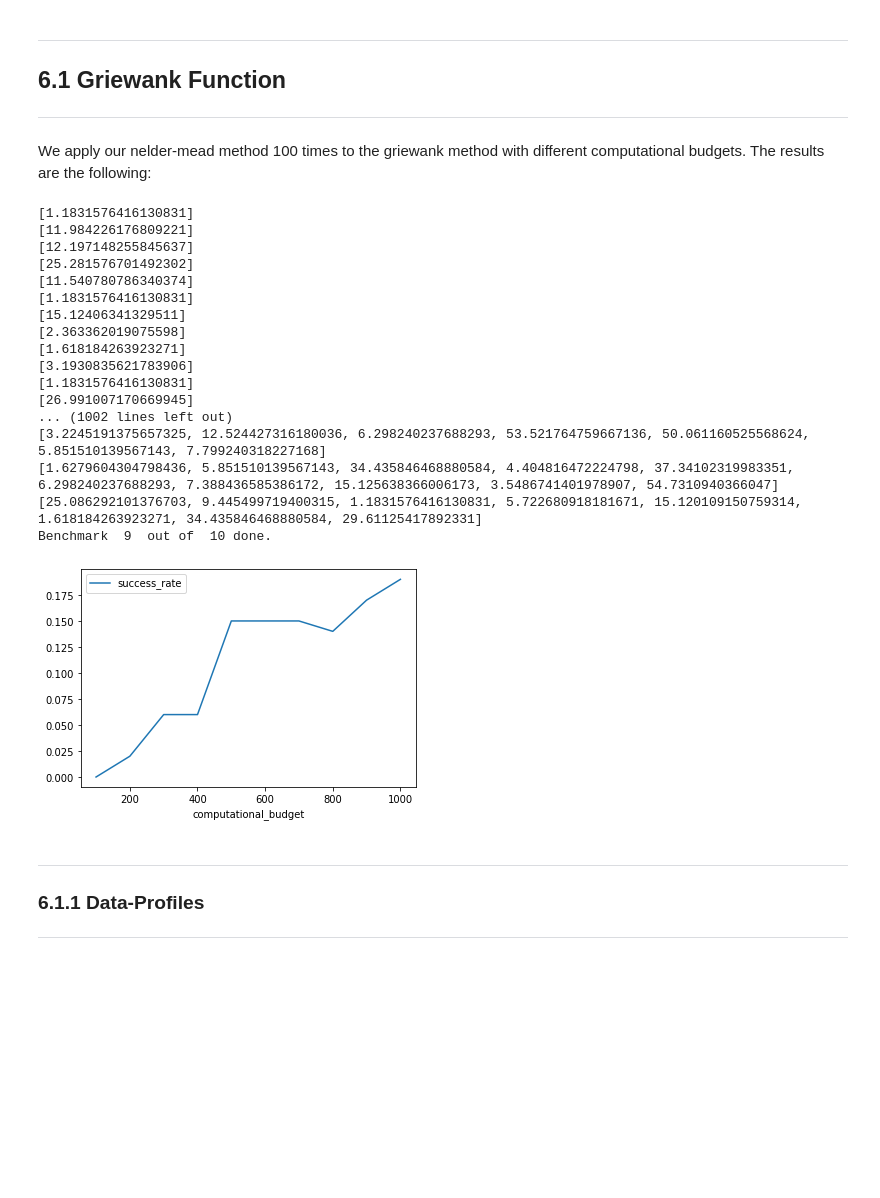
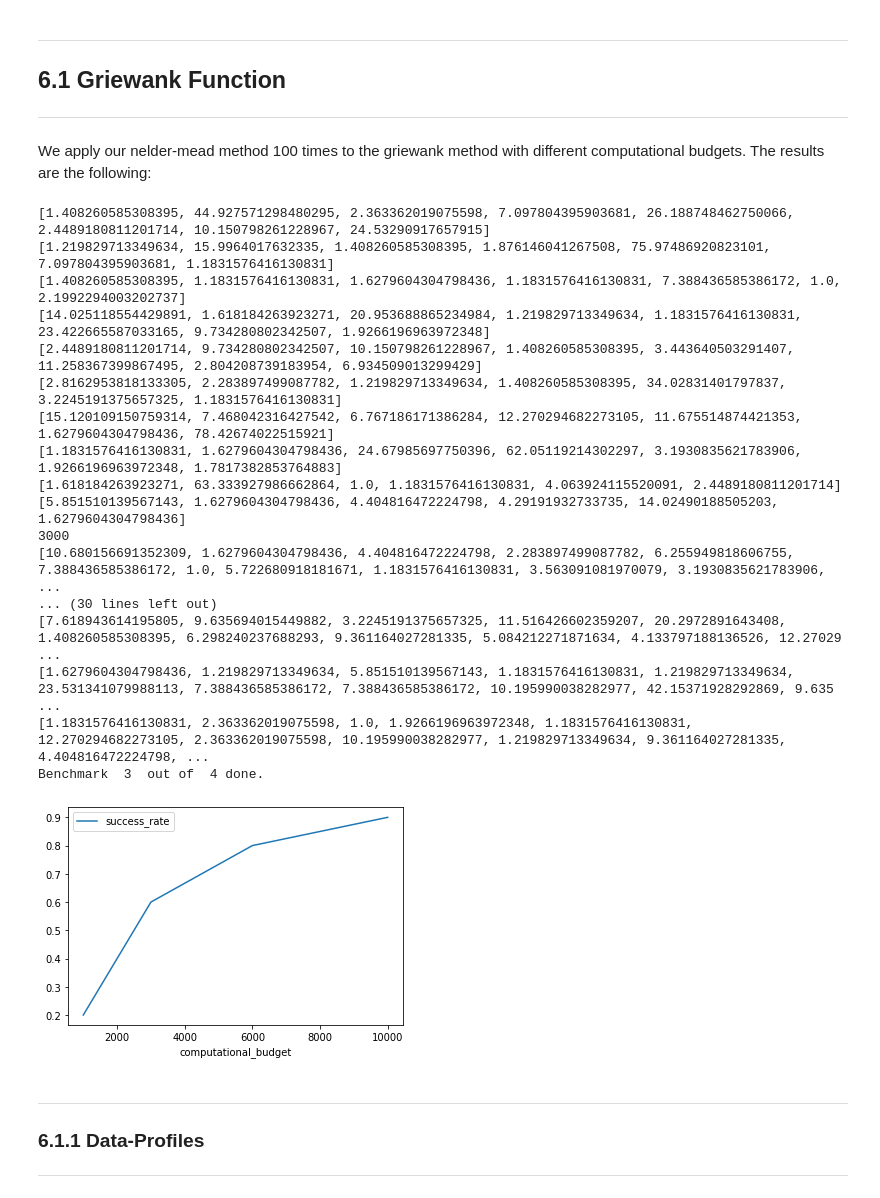
Before and after one commit to OpenSourceEconomics/ose-scientific-computing-course-wirecard, a Jupyter notebook: auxiliary/eppe_abgabe.ipynb, the cells around one changed output. Cells and saved outputs as stored; diff of their text form; code cells hidden in the pictures; blank space fills up the shorter version.

```diff
--- a/auxiliary/eppe_abgabe.ipynb
+++ b/auxiliary/eppe_abgabe.ipynb
@@ -249,43 +249,42 @@ We apply our nelder-mead method 100 times to the griewank method with different
 # %%
 from benchmark_routine import benchmark_smart_optimization
 from benchmark_routine import run_smart_benchmark
 from benchmark_routine import plot_benchmark_results
 from callable_algorithms import our_smart_nelder_mead_method
 
 df_nelder_mead_griewank = run_smart_benchmark(
     our_smart_nelder_mead_method,
     griewank,
     [0,0],
-    [100,200,300,400,500,600,700,800,900,1000],
+    [1000,3000,6000,10000],
     [0,0],
     100,
     2,
     10,
-    sample_size = 25,
     algorithm_name="our smart nelder-mead-method",
     test_function_name = "2-dimensional griewank",
 )
 
 plot_benchmark_results(df_nelder_mead_griewank)
 # %% [output]
-[1.1831576416130831]
-[11.984226176809221]
-[12.197148255845637]
-[25.281576701492302]
-[11.540780786340374]
-[1.1831576416130831]
-[15.12406341329511]
-[2.363362019075598]
-[1.618184263923271]
-[3.1930835621783906]
-[1.1831576416130831]
-[26.991007170669945]
-... (1002 lines left out)
-[3.2245191375657325, 12.524427316180036, 6.298240237688293, 53.521764759667136, 50.061160525568624, 5.851510139567143, 7.799240318227168]
-[1.6279604304798436, 5.851510139567143, 34.435846468880584, 4.404816472224798, 37.34102319983351, 6.298240237688293, 7.388436585386172, 15.125638366006173, 3.5486741401978907, 54.7310940366047]
-[25.086292101376703, 9.445499719400315, 1.1831576416130831, 5.722680918181671, 15.120109150759314, 1.618184263923271, 34.435846468880584, 29.61125417892331]
-Benchmark  9  out of  10 done.
+[1.408260585308395, 44.927571298480295, 2.363362019075598, 7.097804395903681, 26.188748462750066, 2.4489180811201714, 10.150798261228967, 24.53290917657915]
+[1.219829713349634, 15.9964017632335, 1.408260585308395, 1.876146041267508, 75.97486920823101, 7.097804395903681, 1.1831576416130831]
+[1.408260585308395, 1.1831576416130831, 1.6279604304798436, 1.1831576416130831, 7.388436585386172, 1.0, 2.1992294003202737]
+[14.025118554429891, 1.618184263923271, 20.953688865234984, 1.219829713349634, 1.1831576416130831, 23.422665587033165, 9.734280802342507, 1.9266196963972348]
+[2.4489180811201714, 9.734280802342507, 10.150798261228967, 1.408260585308395, 3.443640503291407, 11.258367399867495, 2.804208739183954, 6.934509013299429]
+[2.8162953818133305, 2.283897499087782, 1.219829713349634, 1.408260585308395, 34.02831401797837, 3.2245191375657325, 1.1831576416130831]
+[15.120109150759314, 7.468042316427542, 6.767186171386284, 12.270294682273105, 11.675514874421353, 1.6279604304798436, 78.42674022515921]
+[1.1831576416130831, 1.6279604304798436, 24.67985697750396, 62.05119214302297, 3.1930835621783906, 1.9266196963972348, 1.7817382853764883]
+[1.618184263923271, 63.333927986662864, 1.0, 1.1831576416130831, 4.063924115520091, 2.4489180811201714]
+[5.851510139567143, 1.6279604304798436, 4.404816472224798, 4.29191932733735, 14.02490188505203, 1.6279604304798436]
+3000
+[10.680156691352309, 1.6279604304798436, 4.404816472224798, 2.283897499087782, 6.255949818606755, 7.388436585386172, 1.0, 5.722680918181671, 1.1831576416130831, 3.563091081970079, 3.1930835621783906,  ...
+... (30 lines left out)
+[7.618943614195805, 9.635694015449882, 3.2245191375657325, 11.516426602359207, 20.2972891643408, 1.408260585308395, 6.298240237688293, 9.361164027281335, 5.084212271871634, 4.133797188136526, 12.27029 ...
+[1.6279604304798436, 1.219829713349634, 5.851510139567143, 1.1831576416130831, 1.219829713349634, 23.531341079988113, 7.388436585386172, 7.388436585386172, 10.195990038282977, 42.15371928292869, 9.635 ...
+[1.1831576416130831, 2.363362019075598, 1.0, 1.9266196963972348, 1.1831576416130831, 12.270294682273105, 2.363362019075598, 10.195990038282977, 1.219829713349634, 9.361164027281335, 4.404816472224798, ...
+Benchmark  3  out of  4 done.
-[figure, old version]
+[figure, new version]
 # %% [markdown]
 ---
 ### 6.1.1 Data-Profiles
```
Also changed, not shown: 4 other files.
